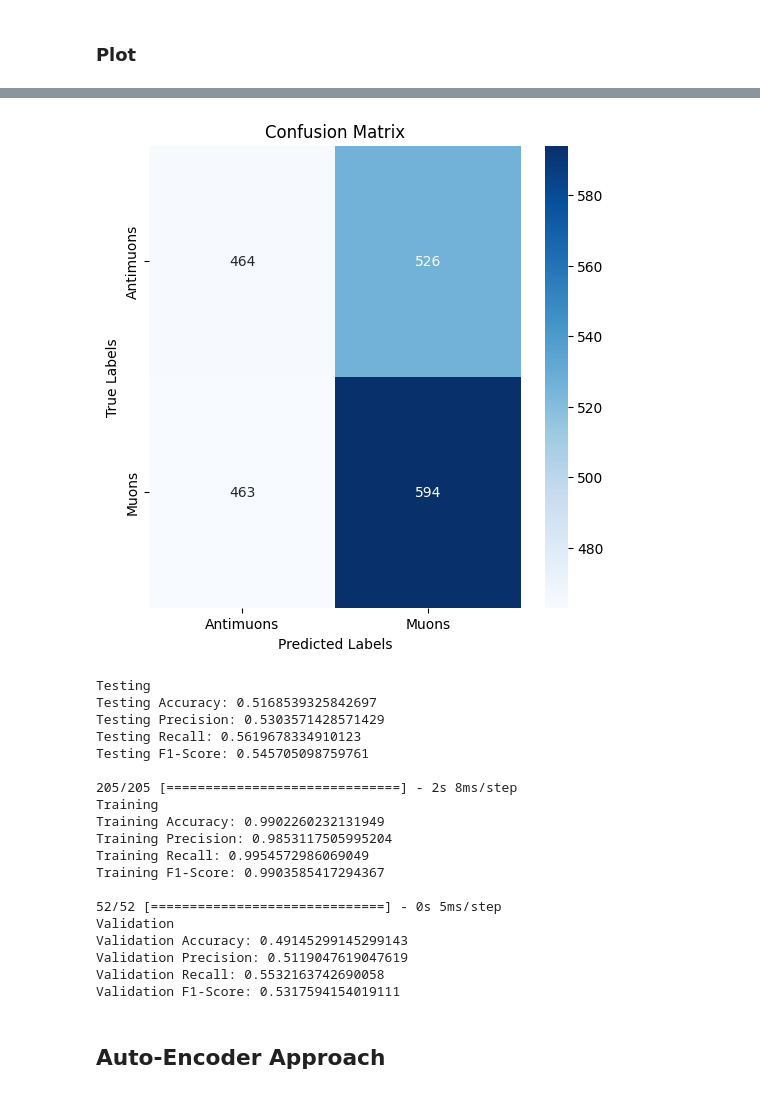
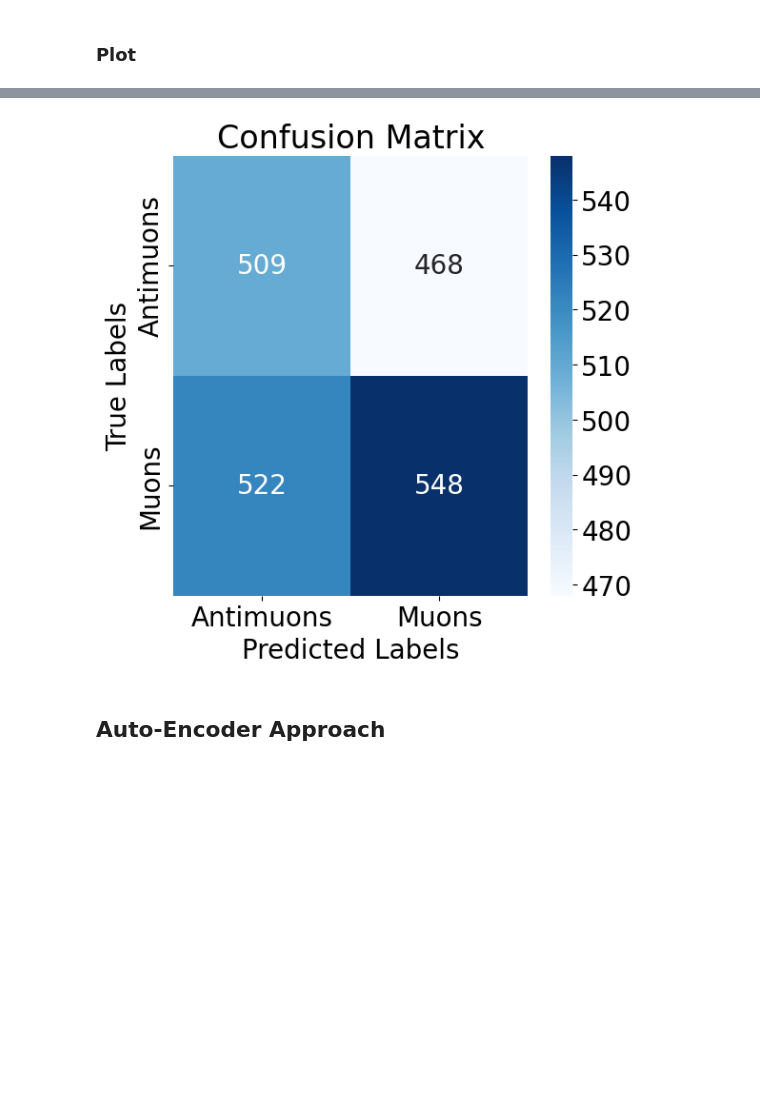
Before and after one commit to dhebel/babycal, a Jupyter notebook: src/main.ipynb, the cells around one changed output, grey strips where cells are left out. Cells and saved outputs as stored; diff of their text form; code cells hidden in the pictures; blank space fills up the shorter version.

```diff
--- a/src/main.ipynb
+++ b/src/main.ipynb
@@ -1020,6 +1044,6 @@ print(cnn_loss, cnn_precision, cnn_recall, cnn_accuracy, cnn_f1_score)
 # %%
 # Plot the confusion matrix
-from sklearn.metrics import confusion_matrix, accuracy_score, precision_score, recall_score, f1_score
+from sklearn.metrics import confusion_matrix
 
 y_true = np.argmax(y_test, axis=1)
 y_pred = np.argmax(model.predict(X_test), axis=1)
@@ -1028,6 +1052,7 @@ cm = confusion_matrix(y_true, y_pred)
 
 def plot_confusion_matrix(cm, classes):
     plt.figure(figsize=(6, 6))
+    plt.rcParams.update({'font.size': 20})
     sns.heatmap(cm, annot=True, fmt="d", cmap="Blues", xticklabels=classes, yticklabels=classes)
     plt.xlabel("Predicted Labels")
     plt.ylabel("True Labels")
@@ -1036,28 +1061,4 @@ def plot_confusion_matrix(cm, classes):
 
 class_names = ["Antimuons", "Muons"]
 plot_confusion_matrix(cm, classes=class_names)
-
-print("Testing")
-print("Testing Accuracy:", accuracy_score(y_true, y_pred))
-print("Testing Precision:", precision_score(y_true, y_pred))
-print("Testing Recall:", recall_score(y_true, y_pred))
-print("Testing F1-Score:", f1_score(y_true, y_pred))
-print('')
-
-y_true_train = np.argmax(y_train, axis=1)
-y_pred_train = np.argmax(model.predict(X_train), axis=1)
-print("Training")
-print("Training Accuracy:", accuracy_score(y_true_train, y_pred_train))
-print("Training Precision:", precision_score(y_true_train, y_pred_train))
-print("Training Recall:", recall_score(y_true_train, y_pred_train))
-print("Training F1-Score:", f1_score(y_true_train, y_pred_train))
-print('')
-
-y_true_val = np.argmax(y_val, axis=1)
-y_pred_val = np.argmax(model.predict(X_val), axis=1)
-print("Validation")
-print("Validation Accuracy:", accuracy_score(y_true_val, y_pred_val))
-print("Validation Precision:", precision_score(y_true_val, y_pred_val))
-print("Validation Recall:", recall_score(y_true_val, y_pred_val))
-print("Validation F1-Score:", f1_score(y_true_val, y_pred_val))
 # %% [output]
@@ -1065,23 +1066,4 @@ print("Validation F1-Score:", f1_score(y_true_val, y_pred_val))
-[figure, old version]
+[figure, new version]
-Testing
-Testing Accuracy: 0.5168539325842697
-Testing Precision: 0.5303571428571429
-Testing Recall: 0.5619678334910123
-Testing F1-Score: 0.545705098759761
-
-205/205 [==============================] - 2s 8ms/step
-Training
-Training Accuracy: 0.9902260232131949
-Training Precision: 0.9853117505995204
-Training Recall: 0.9954572986069049
-Training F1-Score: 0.9903585417294367
-
-52/52 [==============================] - 0s 5ms/step
-Validation
-Validation Accuracy: 0.49145299145299143
-Validation Precision: 0.5119047619047619
-Validation Recall: 0.5532163742690058
-Validation F1-Score: 0.5317594154019111
 # %% [markdown]
 ## Auto-Encoder Approach
 # %% [markdown]
```
Also changed, not shown: parts of 12 cells of this notebook.
